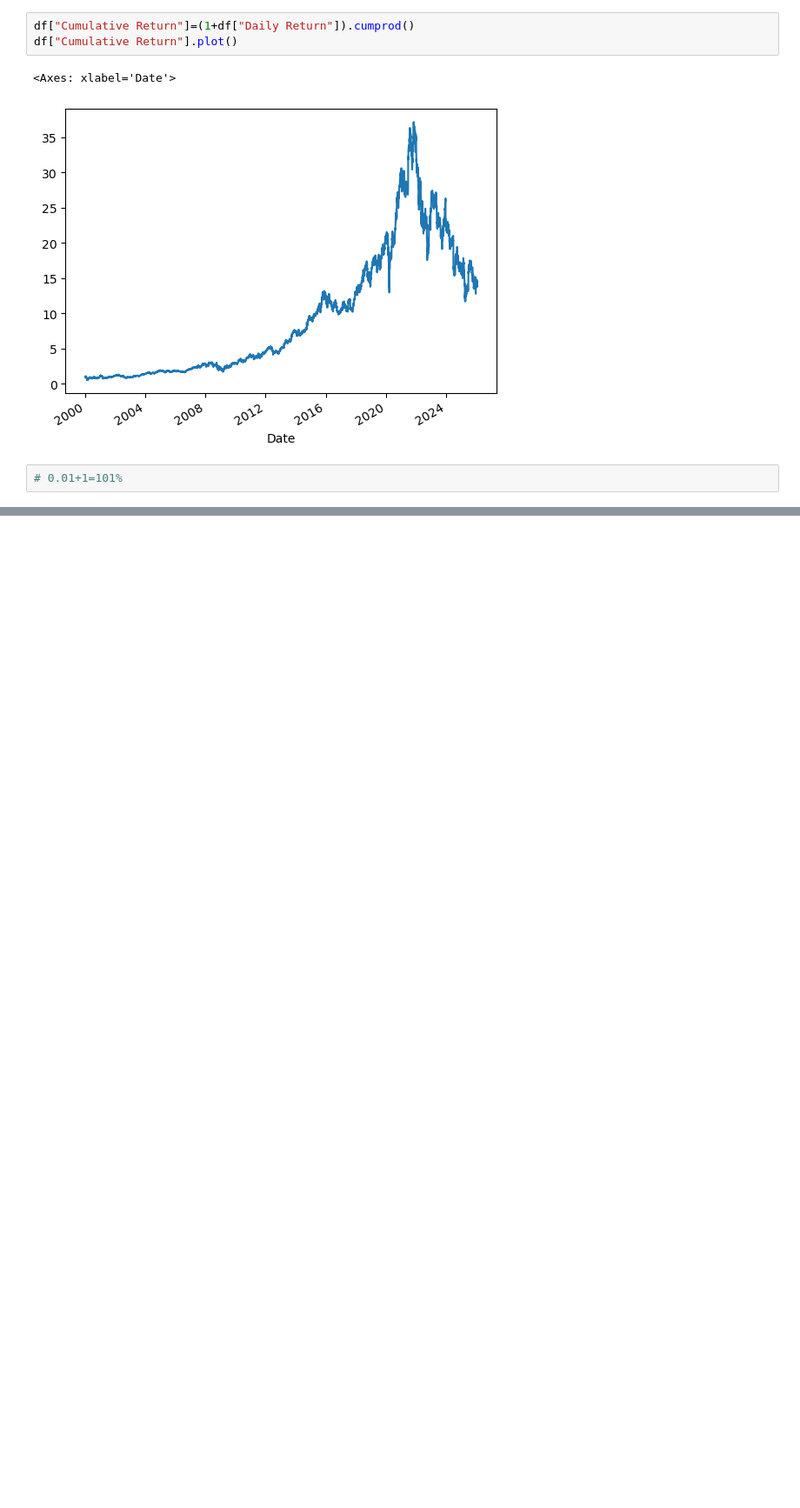
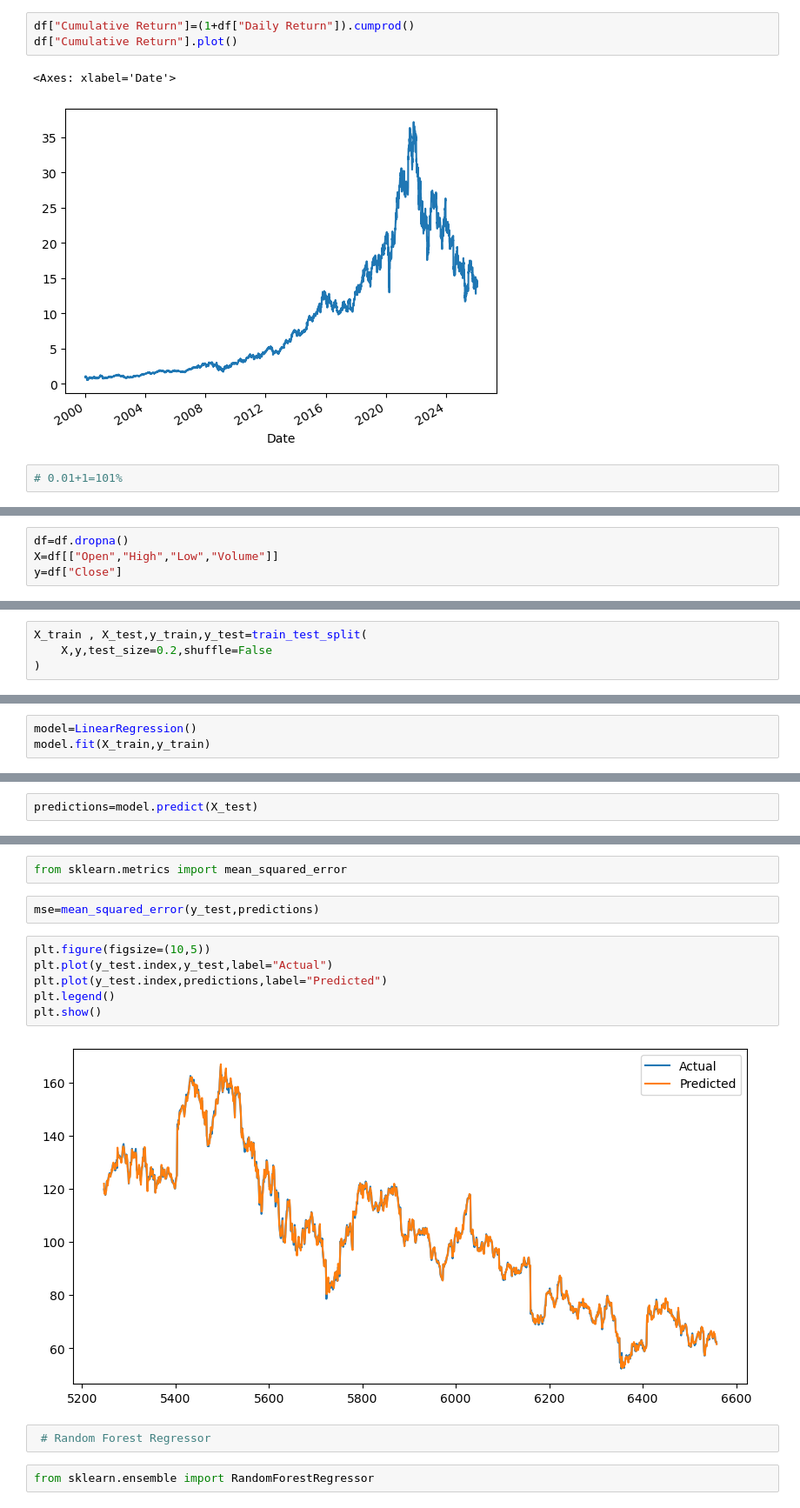
Before and after one commit to SnigdhaChourasia1805/DataAnalysis-Python, a Jupyter notebook: Project-10.ipynb, the cells around one changed output, grey strips where cells are left out. Shown at 87% size. Drawn from its saved outputs; the diff is of its cells as text; blank space fills up the shorter version.

```diff
--- a/Project-10.ipynb
+++ b/Project-10.ipynb
@@ -104,0 +107,4 @@ df["Cumulative Return"].plot()
+# %%
+df=df.dropna()
+X=df[["Open","High","Low","Volume"]]
+y=df["Close"]
@@ -104,0 +113,4 @@ df["Cumulative Return"].plot()
+# %%
+X_train , X_test,y_train,y_test=train_test_split(
+    X,y,test_size=0.2,shuffle=False
+)
@@ -104,0 +119,3 @@ df["Cumulative Return"].plot()
+# %%
+model=LinearRegression()
+model.fit(X_train,y_train)
@@ -104,0 +124,2 @@ df["Cumulative Return"].plot()
+# %%
+predictions=model.predict(X_test)
@@ -104,0 +130,16 @@ df["Cumulative Return"].plot()
+# %%
+from sklearn.metrics import mean_squared_error
+# %%
+mse=mean_squared_error(y_test,predictions)
+# %%
+plt.figure(figsize=(10,5))
+plt.plot(y_test.index,y_test,label="Actual")
+plt.plot(y_test.index,predictions,label="Predicted")
+plt.legend()
+plt.show()
+# %% [output]
+[figure, added]
+# %%
+ # Random Forest Regressor
+# %%
+from sklearn.ensemble import RandomForestRegressor
```
Also changed, not shown: parts of 48 cells of this notebook.
